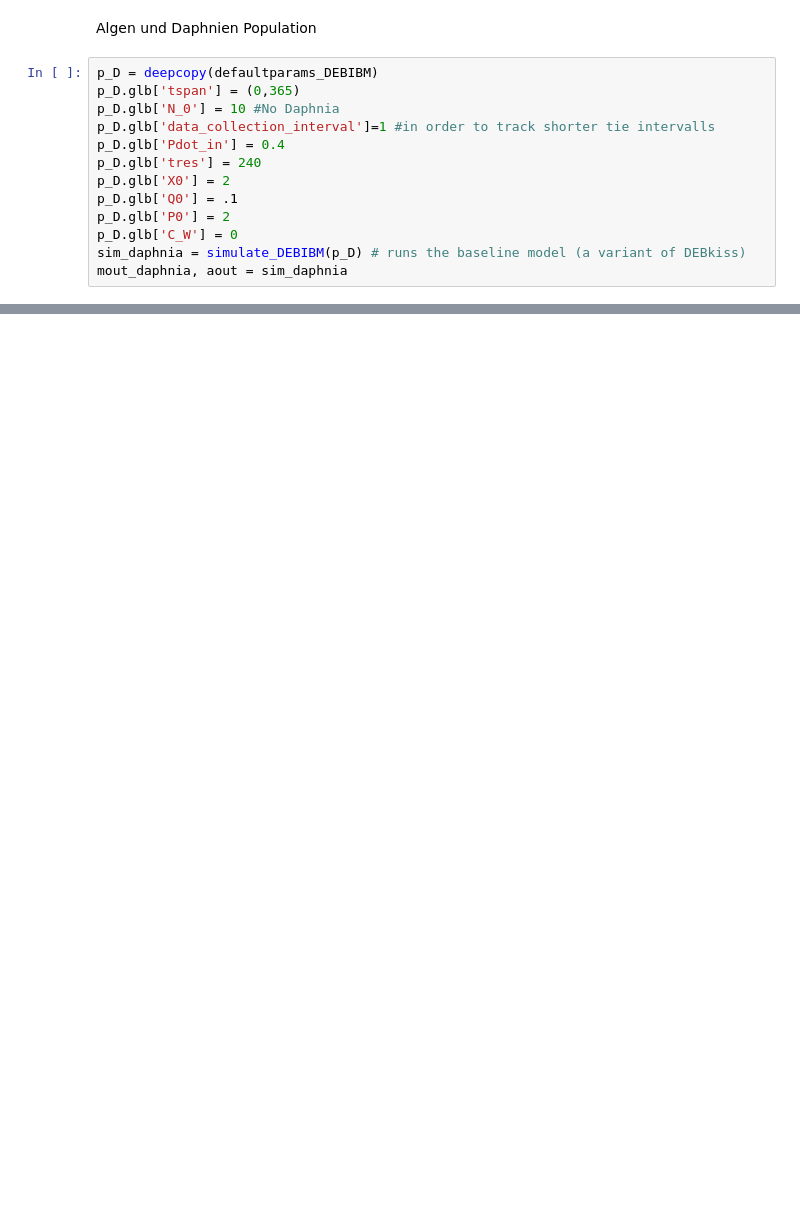
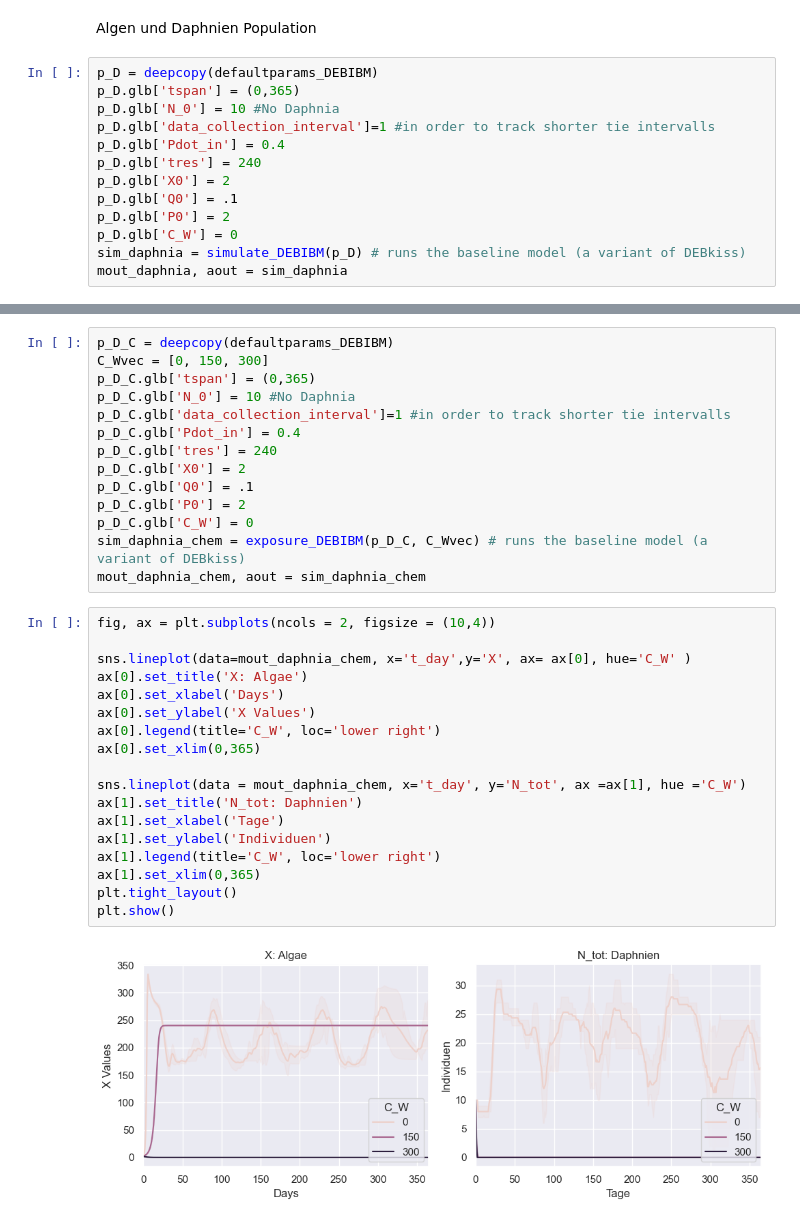
Before and after one commit to Valentin-Schwarz/mempyDEB, a Jupyter notebook: mempyDEB/DEBIBM/algea_model.ipynb, the cells around one changed output, grey strips where cells are left out. Saved outputs shown, nothing was run; the diff lists cells and outputs as text; blank space fills up the shorter version.

```diff
--- a/mempyDEB/DEBIBM/algea_model.ipynb
+++ b/mempyDEB/DEBIBM/algea_model.ipynb
@@ -163,0 +157,34 @@ plt.show()
+# %%
+p_D_C = deepcopy(defaultparams_DEBIBM)
+C_Wvec = [0, 150, 300]
+p_D_C.glb['tspan'] = (0,365)
+p_D_C.glb['N_0'] = 10 #No Daphnia
+p_D_C.glb['data_collection_interval']=1 #in order to track shorter tie intervalls
+p_D_C.glb['Pdot_in'] = 0.4
+p_D_C.glb['tres'] = 240
+p_D_C.glb['X0'] = 2
+p_D_C.glb['Q0'] = .1
+p_D_C.glb['P0'] = 2
+p_D_C.glb['C_W'] = 0
+sim_daphnia_chem = exposure_DEBIBM(p_D_C, C_Wvec) # runs the baseline model (a variant of DEBkiss)
+mout_daphnia_chem, aout = sim_daphnia_chem
+# %%
+fig, ax = plt.subplots(ncols = 2, figsize = (10,4))
+
+sns.lineplot(data=mout_daphnia_chem, x='t_day',y='X', ax= ax[0], hue='C_W' )
+ax[0].set_title('X: Algae')
+ax[0].set_xlabel('Days')
+ax[0].set_ylabel('X Values')
+ax[0].legend(title='C_W', loc='lower right')
+ax[0].set_xlim(0,365)
+
+sns.lineplot(data = mout_daphnia_chem, x='t_day', y='N_tot', ax =ax[1], hue ='C_W')
+ax[1].set_title('N_tot: Daphnien')
+ax[1].set_xlabel('Tage')
+ax[1].set_ylabel('Individuen')
+ax[1].legend(title='C_W', loc='lower right')
+ax[1].set_xlim(0,365)
+plt.tight_layout()
+plt.show()
+# %% [output]
+[figure, added]
```
Also changed, not shown: parts of 6 cells of this notebook, 1 other file.
